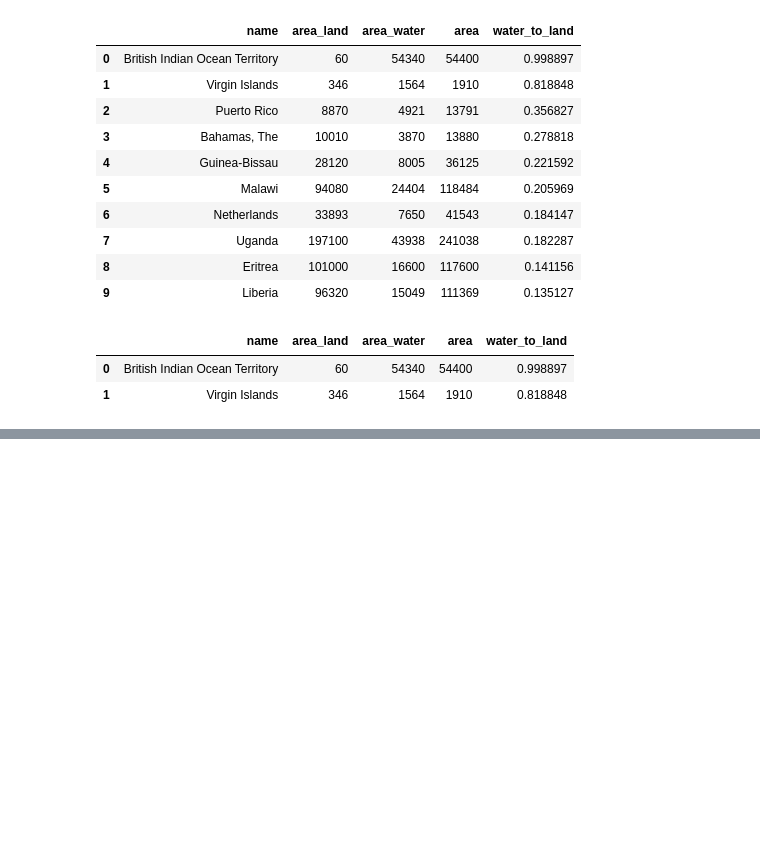
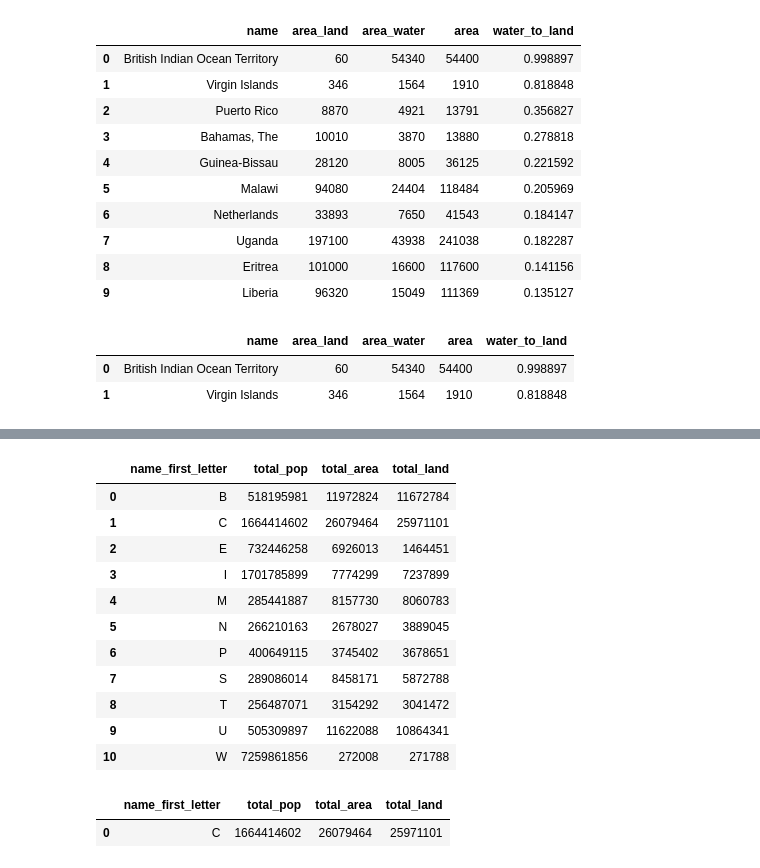
Before and after one commit to gmayock/sql_fundamentals_cia_factbook, a Jupyter notebook: analyzing_cia_factbook_data.ipynb, the cells around one changed output, grey strips where cells are left out. Saved outputs shown, nothing was run; the diff lists cells and outputs as text; code cells hidden in the pictures; blank space fills up the shorter version.

```diff
--- a/analyzing_cia_factbook_data.ipynb
+++ b/analyzing_cia_factbook_data.ipynb
@@ -271,0 +326,48 @@ pd.read_sql_query(q7point2, conn)
+# %%
+q9point2 = """
+SELECT SUBSTR(name, 1, 1) as name_first_letter, SUM(population) as total_pop, SUM(area) as total_area, SUM(area_land) as total_land
+FROM facts
+GROUP BY name_first_letter
+HAVING total_pop >  AVG(
+    (SELECT SUM(population)
+    FROM facts
+    GROUP BY SUBSTR(name, 1, 1)))
+"""
+pd.read_sql_query(q9point2, conn)
+# %% [output]
+|  | name_first_letter | total_pop | total_area | total_land |
+| 0 | B | 518195981 | 11972824 | 11672784 |
+| 1 | C | 1664414602 | 26079464 | 25971101 |
+| 2 | E | 732446258 | 6926013 | 1464451 |
+| 3 | I | 1701785899 | 7774299 | 7237899 |
+| 4 | M | 285441887 | 8157730 | 8060783 |
+| 5 | N | 266210163 | 2678027 | 3889045 |
+| 6 | P | 400649115 | 3745402 | 3678651 |
+| 7 | S | 289086014 | 8458171 | 5872788 |
+| 8 | T | 256487071 | 3154292 | 3041472 |
+| 9 | U | 505309897 | 11622088 | 10864341 |
+| 10 | W | 7259861856 | 272008 | 271788 |
+# %%
+q9point2 = """
+SELECT SUBSTR(name, 1, 1) as name_first_letter, SUM(population) as total_pop, SUM(area) as total_area, SUM(area_land) as total_land
+FROM facts
+GROUP BY name_first_letter
+HAVING total_pop >  AVG(
+    (SELECT SUM(population)
+    FROM facts
+    GROUP BY SUBSTR(name, 1, 1)))
+    AND (total_area > AVG(
+            (SELECT SUM(area)
+            FROM facts
+            GROUP BY SUBSTR(name, 1, 1)))
+        OR
+        total_land > AVG(
+            (SELECT SUM(area_land)
+            FROM facts
+            GROUP BY SUBSTR(name,1,1))))
+
+"""
+pd.read_sql_query(q9point2, conn)
+# %% [output]
+|  | name_first_letter | total_pop | total_area | total_land |
+| 0 | C | 1664414602 | 26079464 | 25971101 |
```
Also changed, not shown: parts of 8 cells of this notebook.
